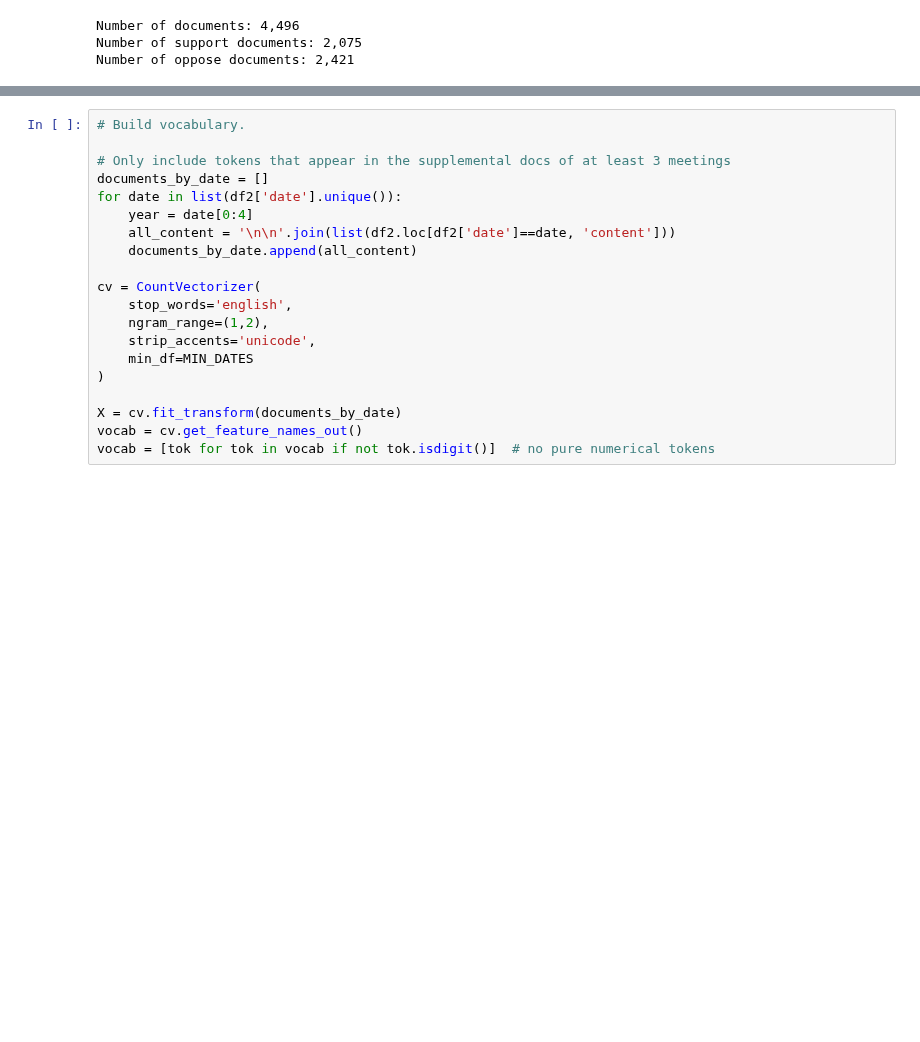
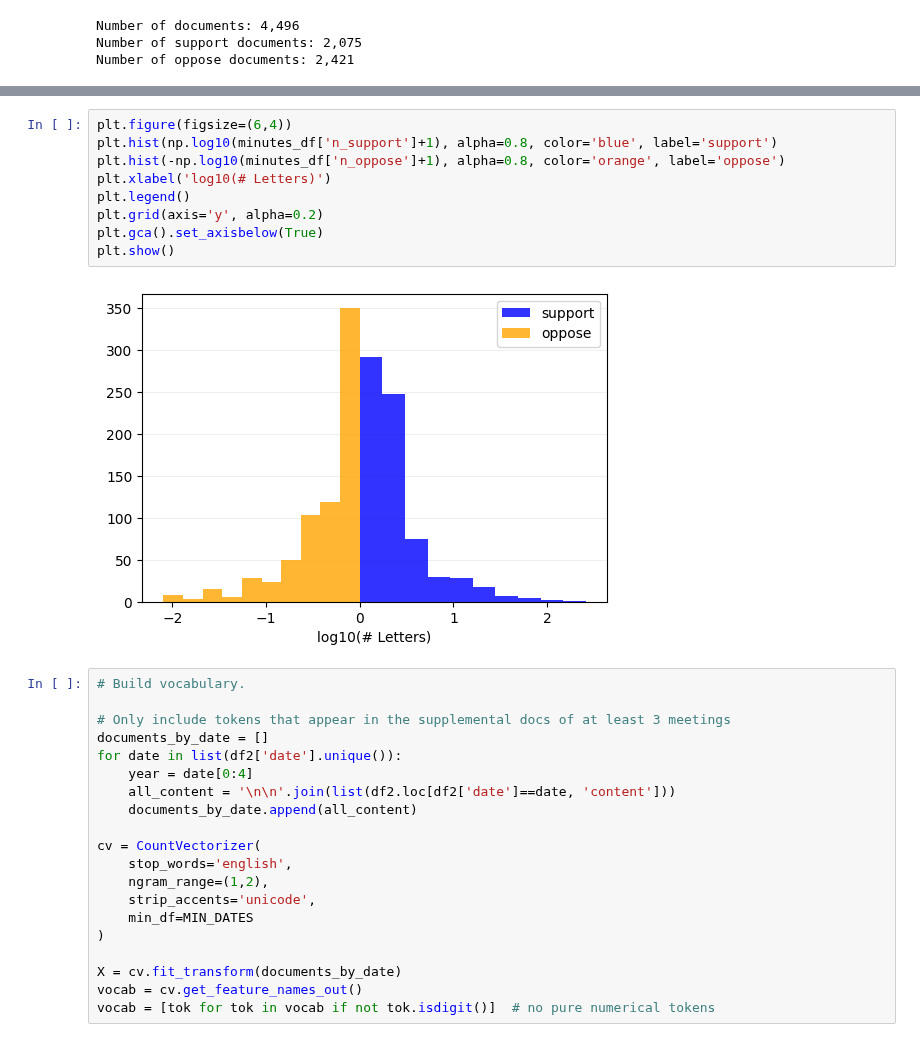
Before and after one commit to ed-kung/lacpc, a Jupyter notebook: src/notebooks/wordclouds.ipynb, the cells around one changed output, grey strips where cells are left out. Cells and saved outputs as stored; diff of their text form; blank space fills up the shorter version.

```diff
--- a/src/notebooks/wordclouds.ipynb
+++ b/src/notebooks/wordclouds.ipynb
@@ -53,3 +84,14 @@ df2 = df.loc[idx].reset_index(drop=True)
+# %%
+plt.figure(figsize=(6,4))
+plt.hist(np.log10(minutes_df['n_support']+1), alpha=0.8, color='blue', label='support')
+plt.hist(-np.log10(minutes_df['n_oppose']+1), alpha=0.8, color='orange', label='oppose')
+plt.xlabel('log10(# Letters)')
+plt.legend()
+plt.grid(axis='y', alpha=0.2)
+plt.gca().set_axisbelow(True)
+plt.show()
+# %% [output]
+[figure, added]
 # %%
 # Build vocabulary.
 
```
Also changed, not shown: parts of 8 cells of this notebook, 1 other file.
